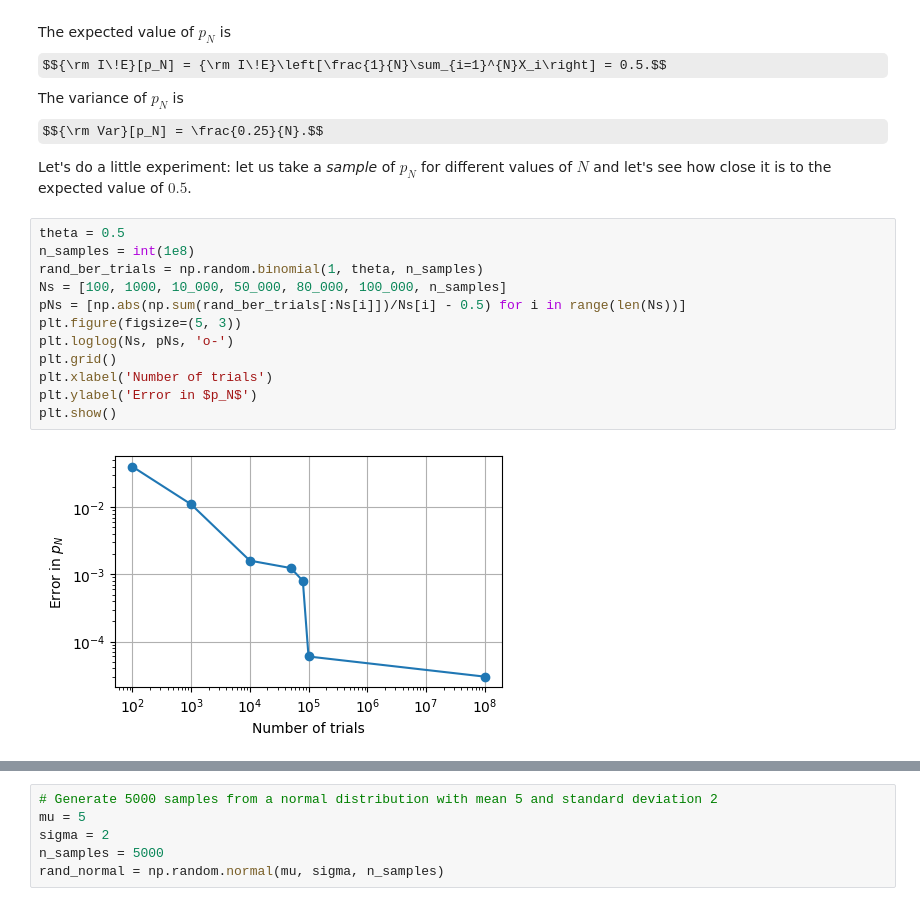
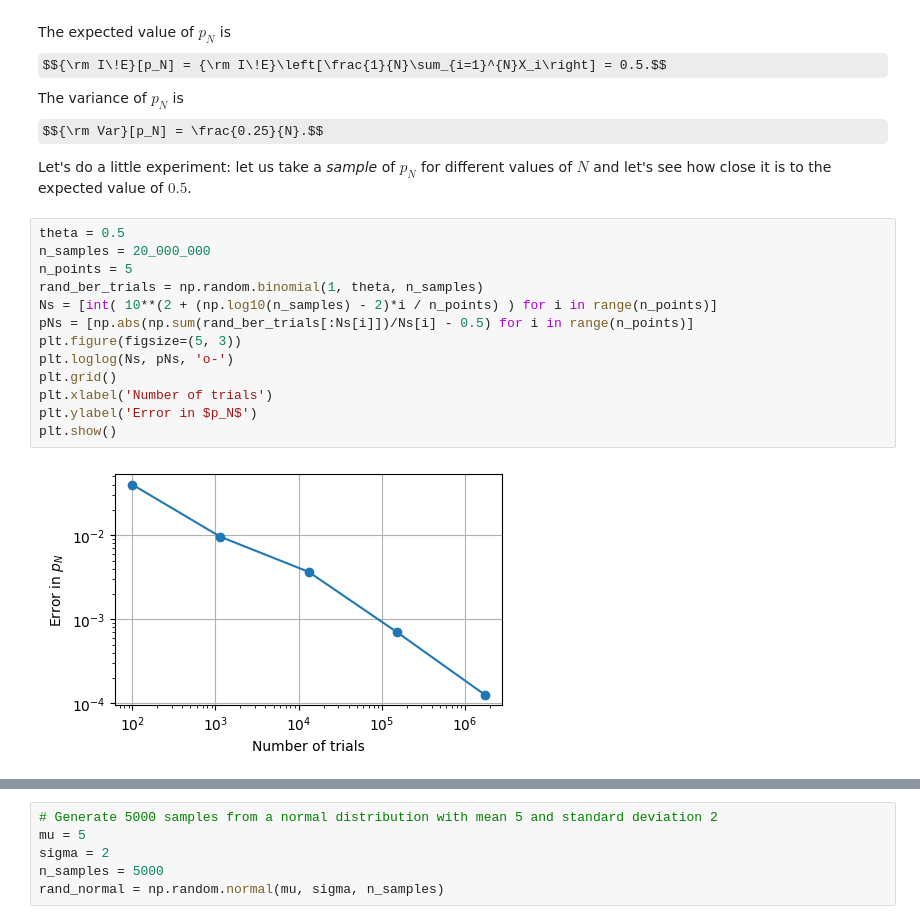
Before and after one commit to Gijinkstra/EstimationTheoryNotebooks, a Jupyter notebook: intro/1_sampling.ipynb, the cells around one changed output, grey strips where cells are left out. Saved outputs shown, nothing was run; the diff lists cells and outputs as text; some formulas as TeX source.

```diff
--- a/intro/1_sampling.ipynb
+++ b/intro/1_sampling.ipynb
@@ -50,15 +70,16 @@ $${\rm Var}[p_N] = \frac{0.25}{N}.$$
 Let's do a little experiment: let us take a *sample* of $p_N$ for different values of $N$ and let's see how close it is to the expected value of $0.5$.
 # %%
 theta = 0.5
-n_samples = int(1e8)
+n_samples = 20_000_000
+n_points = 5
 rand_ber_trials = np.random.binomial(1, theta, n_samples)
-Ns = [100, 1000, 10_000, 50_000, 80_000, 100_000, n_samples]
-pNs = [np.abs(np.sum(rand_ber_trials[:Ns[i]])/Ns[i] - 0.5) for i in range(len(Ns))]
+Ns = [int( 10**(2 + (np.log10(n_samples) - 2)*i / n_points) ) for i in range(n_points)]
+pNs = [np.abs(np.sum(rand_ber_trials[:Ns[i]])/Ns[i] - 0.5) for i in range(n_points)]
 plt.figure(figsize=(5, 3))
 plt.loglog(Ns, pNs, 'o-')
 plt.grid()
 plt.xlabel('Number of trials')
 plt.ylabel('Error in $p_N$')
 plt.show()
 # %% [output]
-[figure, old version]
+[figure, new version]
```
Also changed, not shown: parts of 23 cells of this notebook, 12 other files.
